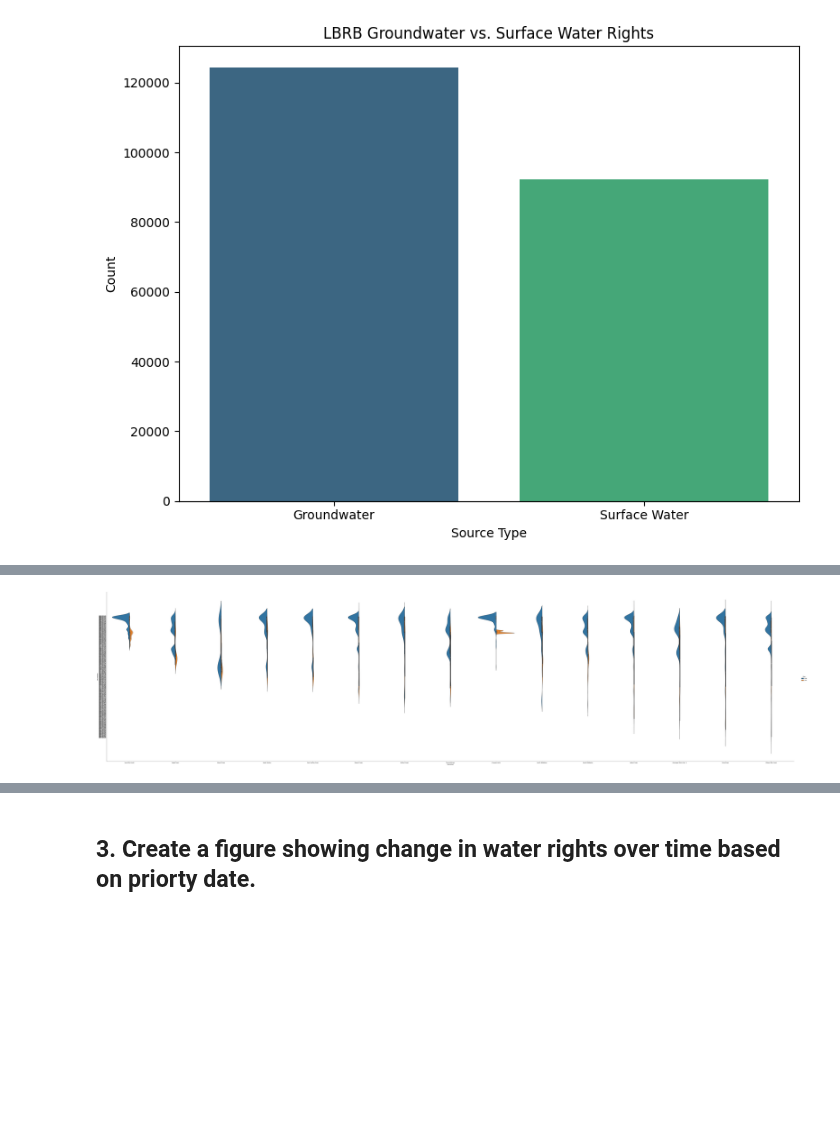
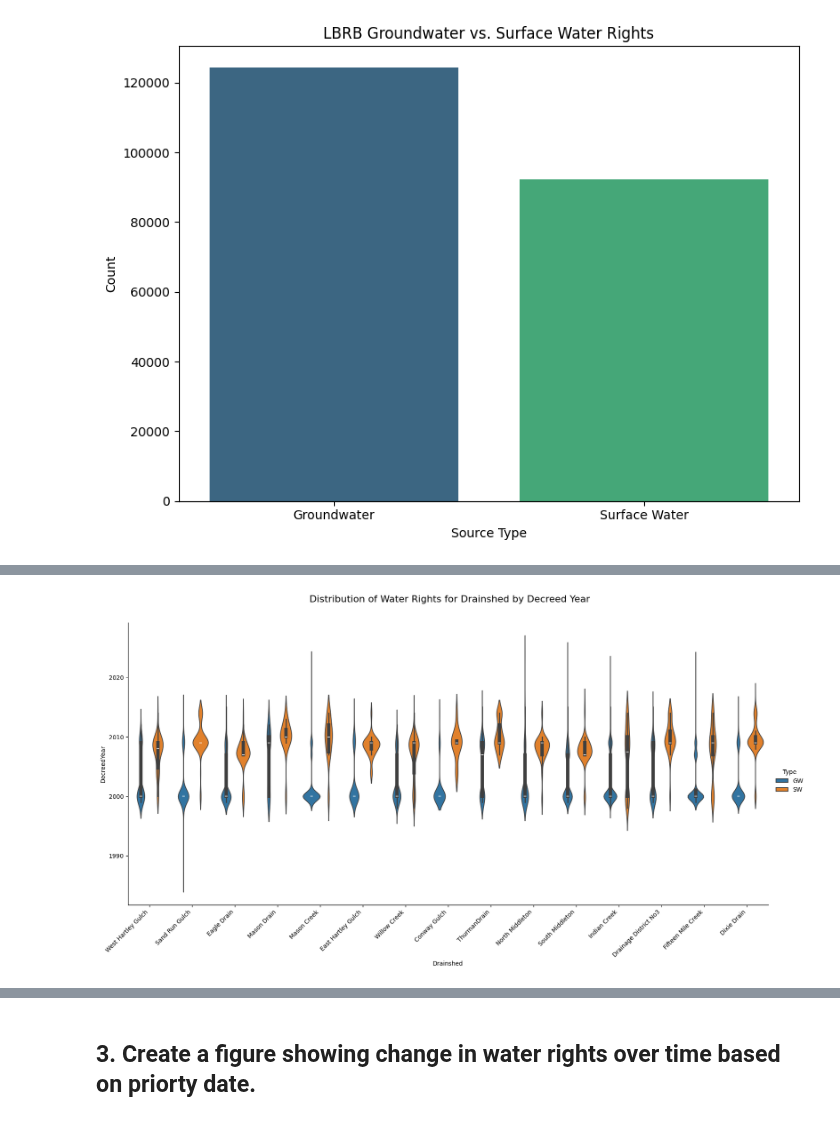
Before and after one commit to carlibeisel/Drains_Lower_Boise_River, a Jupyter notebook: *water_rights.ipynb, the cells around one changed output, grey strips where cells are left out. Cells and saved outputs as stored; diff of their text form; code cells hidden in the pictures; blank space fills up the shorter version.

```diff
--- a/*water_rights.ipynb
+++ b/*water_rights.ipynb
@@ -402,16 +453,26 @@ plt.show()
 # %%
 # ----------------------------------- #
-#   SW/GW Comparison in Drainsheds    #
+#   SW/GW Comparison in Drainsheds
+#       Decreed Year
 # ----------------------------------- #
 
 #violin plot of all drainages
 
 file = pd.read_csv('/content/drive/MyDrive/Data/Model Modifications/water_rights/drainsheds_wr.csv')
 
-sns.catplot(
-    data=file, x="Drainshed", y="DecreedDat", hue="Type",
-    kind="violin", split=True, height=20, aspect=4)  # Increase height and width (aspect ratio)
+# Convert DecreedDat to datetime format and get year
+file['DecreedDat'] = pd.to_datetime(file['DecreedDat'])
+file['DecreedYear'] = file['DecreedDat'].dt.year
 
+plot = sns.catplot(
+    data=file, x="Drainshed", y="DecreedYear", hue="Type",
+    kind="violin", height=8, aspect=2)  # Increase height and aspect ratio for larger plot
+
+plot.set_xticklabels(rotation=45, ha='right')
+plot.fig.suptitle("Distribution of Water Rights for Drainshed by Decreed Year", fontsize=16)
+plot.fig.subplots_adjust(top=0.9)
+
+# Show the plot
 plt.show()
 # %% [output]
-[figure, old version]
+[figure, new version]
```
Also changed, not shown: parts of 15 cells of this notebook.
